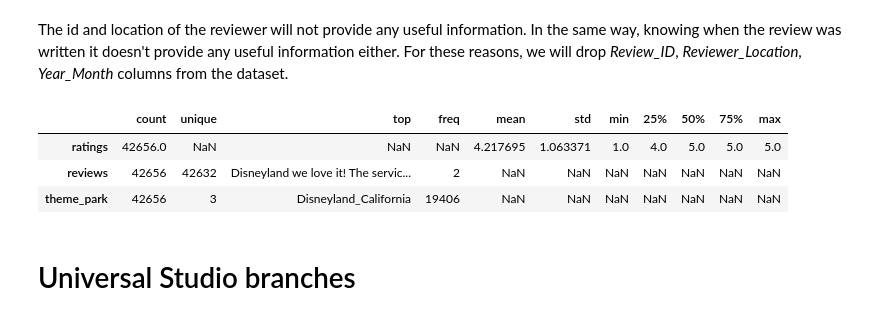
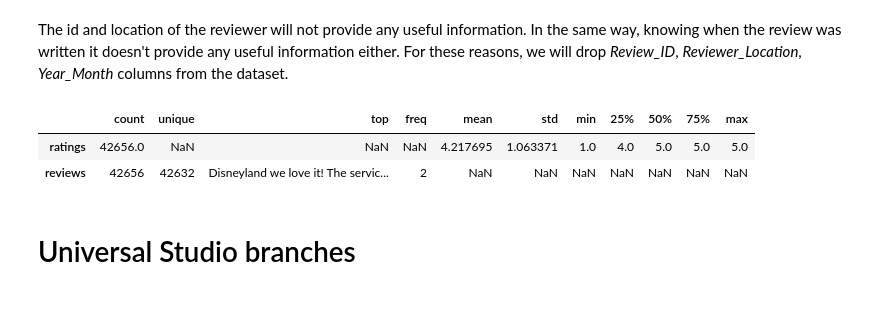
Before and after one commit to nemfey/fib-tfg, a Jupyter notebook: Preprocessing.ipynb, the cells around one changed output. Drawn from its saved outputs; the diff is of its cells as text; code cells hidden in the pictures.

```diff
--- a/Preprocessing.ipynb
+++ b/Preprocessing.ipynb
@@ -61,12 +65,11 @@ disneyland_data.drop(columns=['Review_ID','Reviewer_Location','Year_Month'], inp
 disneyland_data.rename({'Rating': 'ratings', 'Review_Text': 'reviews', 'Branch': 'theme_park'},
                        axis=1, inplace=True)
 # %%
-disneyland_data.describe(include="all").T
+disneyland_data[['ratings', 'reviews']].describe(include='all').T
 # %% [output]
 |  | count | unique | top | freq | mean | std | min | 25% | 50% | 75% | max |
 | ratings | 42656.0 | NaN | NaN | NaN | 4.217695 | 1.063371 | 1.0 | 4.0 | 5.0 | 5.0 | 5.0 |
 | reviews | 42656 | 42632 | Disneyland we love it! The servic... | 2 | NaN | NaN | NaN | NaN | NaN | NaN | NaN |
-| theme_park | 42656 | 3 | Disneyland_California | 19406 | NaN | NaN | NaN | NaN | NaN | NaN | NaN |
 # %% [markdown]
 # Universal Studio branches
 # %%
```
Also changed, not shown: parts of 20 cells of this notebook.
